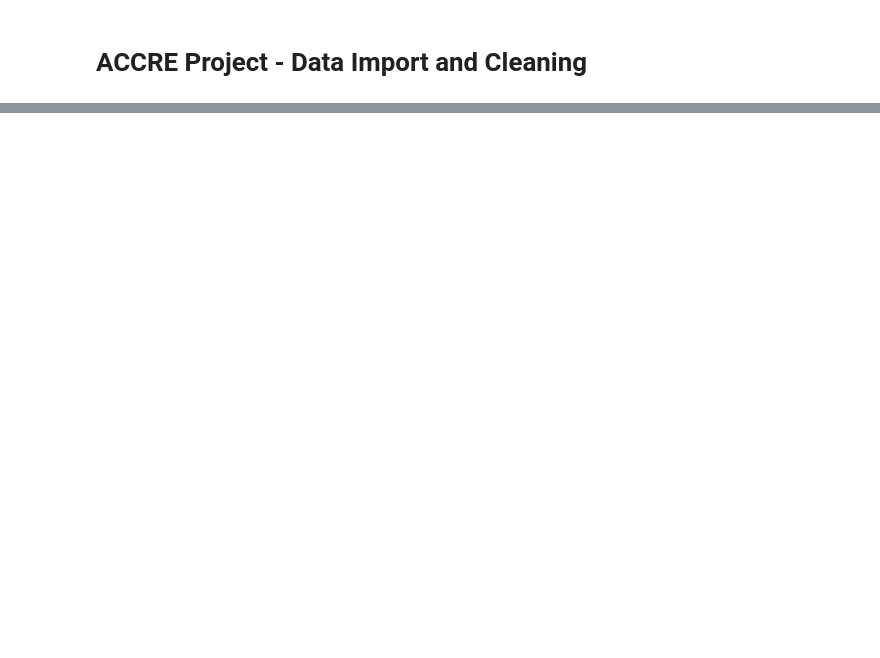
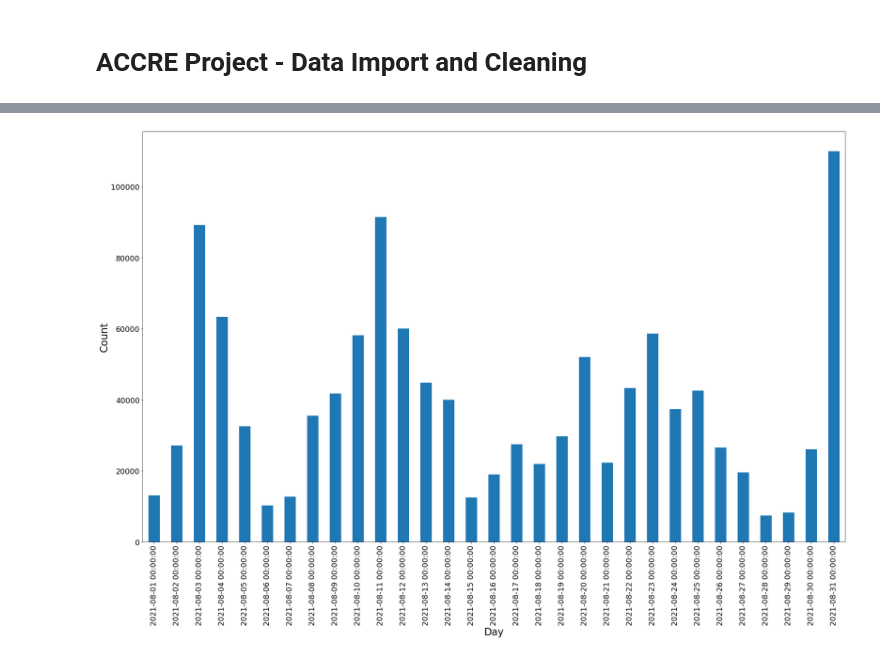
Before and after one commit to nss-data-science-cohort-5/accre-red-skittles, a Jupyter notebook: notebooks/Data Import and Cleaning.ipynb, the cells around one changed output, grey strips where cells are left out. Saved outputs shown, nothing was run; the diff lists cells and outputs as text; code cells hidden in the pictures; blank space fills up the shorter version.

```diff
--- a/notebooks/Data Import and Cleaning.ipynb
+++ b/notebooks/Data Import and Cleaning.ipynb
@@ -74,0 +54,10 @@ Name: END, Length: 7395234, dtype: object
+# %%
+fig, ax = plt.subplots(figsize=(30,18))
+jobs[(pd.to_datetime('2021-07-31') < jobs['END'].dt.date) & (jobs['END'].dt.date < pd.to_datetime('2021-09-01'))].groupby(pd.Grouper(key='END',freq='D')).count()['JOBID'].plot(kind='bar')
+plt.xlabel('Day', fontsize=24)
+plt.ylabel('Count', fontsize=24);
+plt.xticks(fontsize=18)
+plt.yticks(fontsize=18)
+ax.get_yaxis().get_major_formatter().set_scientific(False)
+# %% [output]
+[figure, added]
```
Also changed, not shown: parts of 13 cells of this notebook.
